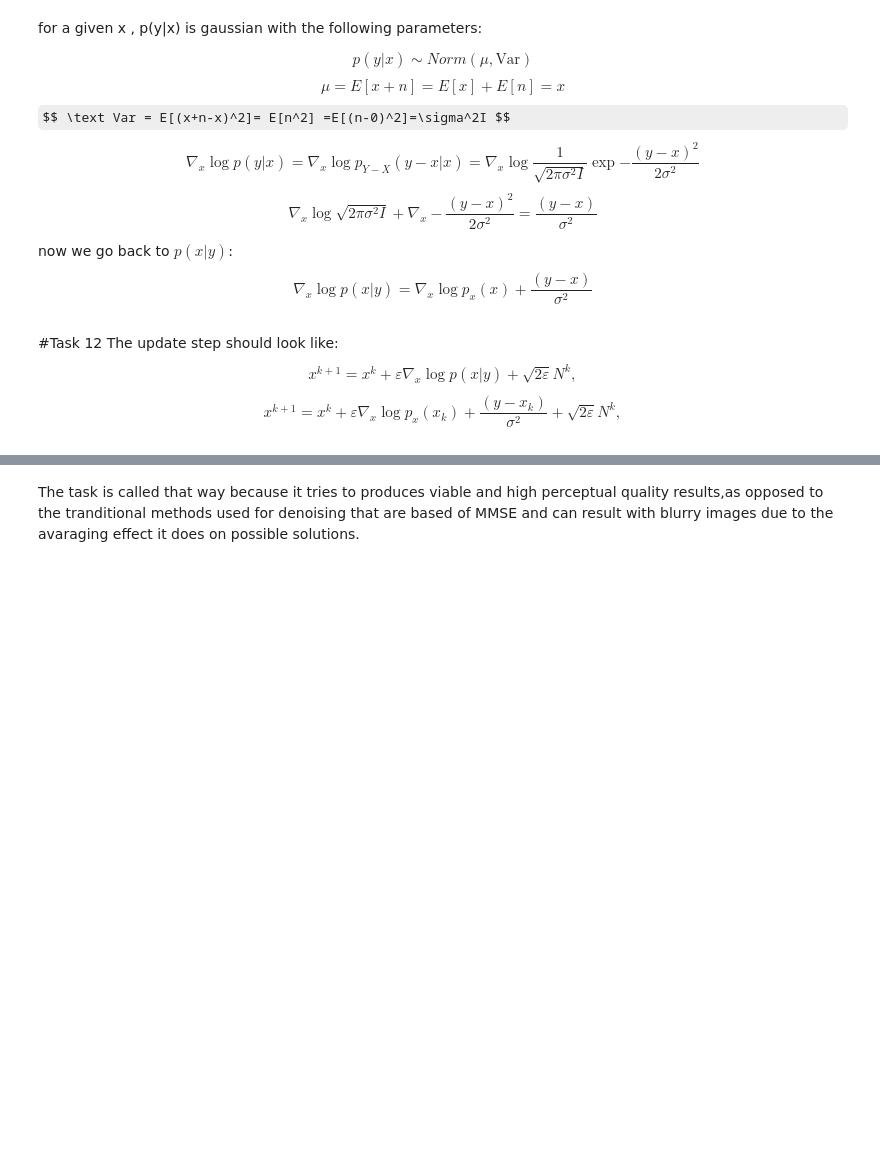
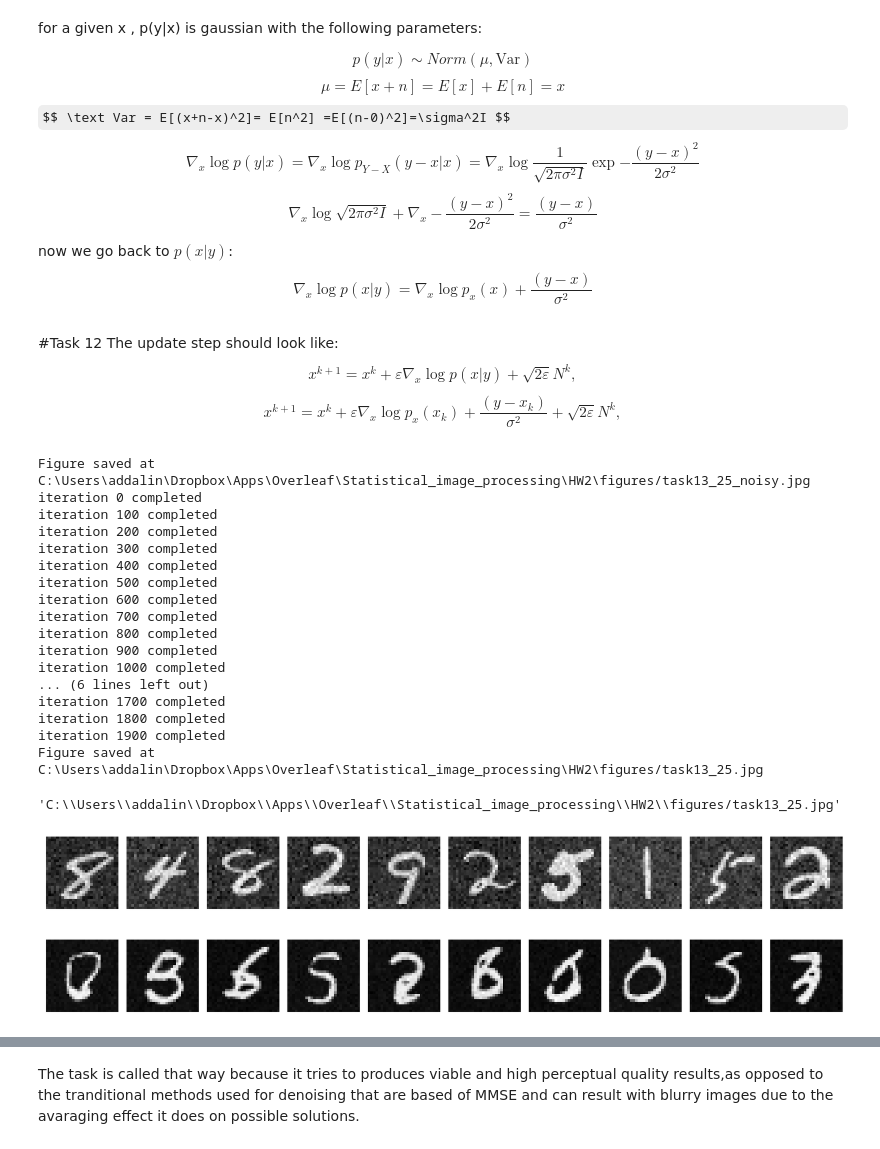
Before and after one commit to adidigit/statistical_methods_in_ip, a Jupyter notebook: HW2/HW2_Spring2022_Langevin_Dynamics_and_EBMs.ipynb, the cells around one changed output, grey strips where cells are left out. Saved outputs shown, nothing was run; the diff lists cells and outputs as text; code cells hidden in the pictures; some formulas as TeX source; blank space fills up the shorter version.

```diff
--- a/HW2/HW2_Spring2022_Langevin_Dynamics_and_EBMs.ipynb
+++ b/HW2/HW2_Spring2022_Langevin_Dynamics_and_EBMs.ipynb
@@ -798,7 +791,7 @@ $$x^{k+1} = x^k + \varepsilon \nabla_x \log p_x(x_k)+ \frac{(y-x_k)}{\sigma^2}
 # %%
 # Task 13
 
-def percpetual_denoising_with_ld(y,sigma,K,sqrt_two_eps):
+def percpetual_denoising_with_ld(y,sigma_2,K,sqrt_two_eps):
     n_imgs = 30
     image_size = 28
     # randomly initialized 28x28x1 images with i.i.d pixels ~U[0,1]
@@ -811,7 +804,7 @@ def percpetual_denoising_with_ld(y,sigma,K,sqrt_two_eps):
         energy = ebm(x_k)
         # calculates the gradient of the model: grad(E(x)) with respect to x.
         grad = -torch.autograd.grad(energy.sum(), x_k)[0]
-        x_k = x_k + sqrt_two_eps**2/2*grad +(y-x_k)/sigma**2 + sqrt_two_eps * norm.sample((n_imgs,1))
+        x_k = x_k + sqrt_two_eps**2/2*(grad +(y-x_k)/sigma_2) + sqrt_two_eps * norm.sample((n_imgs,1))
         if (k%100 == 0):
             print('iteration {0} completed'.format(k))
         #_all_x.append(x_k[0])
@@ -832,0 +812,37 @@ x_k = percpetual_denoising_with_ld(noisy_digits_100,sigma,K,sqrt_two_eps)
+# %%
+K=2000
+sqrt_two_eps = 2/256
+sigma_2 = 25/256
+noisy_digits_25 = torch.load('noisy_digits_25_new.pt',device)
+fig, ax = tensors_as_images(noisy_digits_25[0:10],cmap='gray', figsize=(20, 2))
+save_fig(fig, fig_name= 'task13_25_noisy',
+             folder_name = figs_folder,
+             format_fig='jpg', dpi= 100)
+
+x_k = percpetual_denoising_with_ld(noisy_digits_25,sigma_2,K,sqrt_two_eps)
+x_k = x_k.detach()
+fig, ax = tensors_as_images(x_k[0:10],cmap='gray', figsize=(20, 2))
+save_fig(fig, fig_name= 'task13_25',
+             folder_name = figs_folder,
+             format_fig='jpg', dpi= 100)
+# %% [output]
+Figure saved at C:\Users\addalin\Dropbox\Apps\Overleaf\Statistical_image_processing\HW2\figures/task13_25_noisy.jpg
+iteration 0 completed
+iteration 100 completed
+iteration 200 completed
+iteration 300 completed
+iteration 400 completed
+iteration 500 completed
+iteration 600 completed
+iteration 700 completed
+iteration 800 completed
+iteration 900 completed
+iteration 1000 completed
+... (6 lines left out)
+iteration 1700 completed
+iteration 1800 completed
+iteration 1900 completed
+Figure saved at C:\Users\addalin\Dropbox\Apps\Overleaf\Statistical_image_processing\HW2\figures/task13_25.jpg
+'C:\\Users\\addalin\\Dropbox\\Apps\\Overleaf\\Statistical_image_processing\\HW2\\figures/task13_25.jpg'
+[figure, added]
+[figure, added]
```
Also changed, not shown: parts of 13 cells of this notebook.
